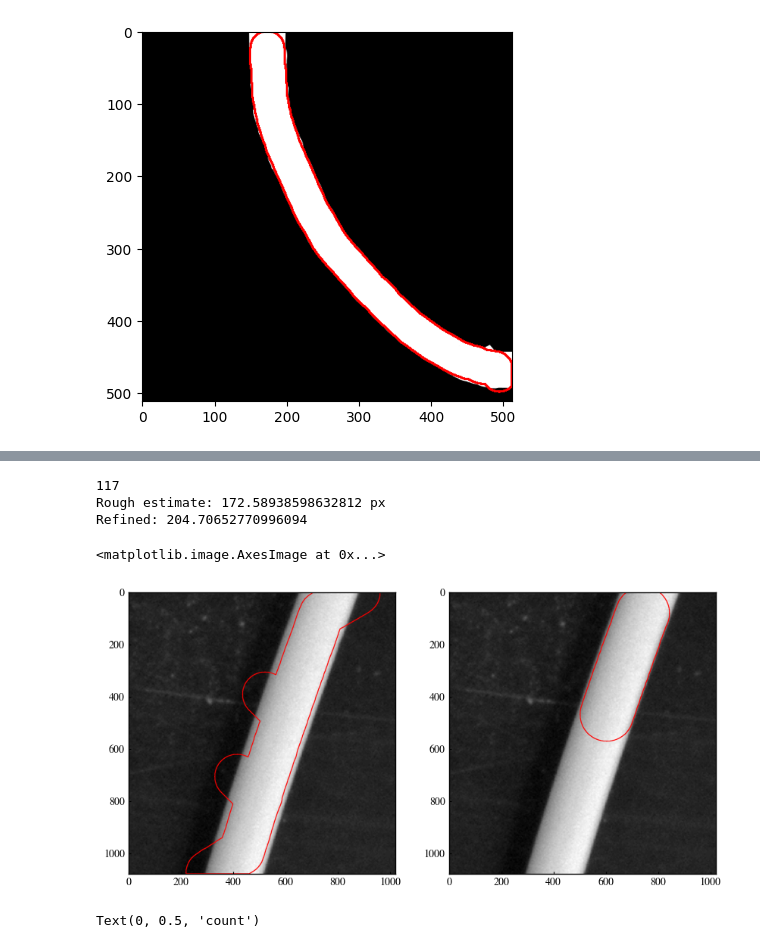
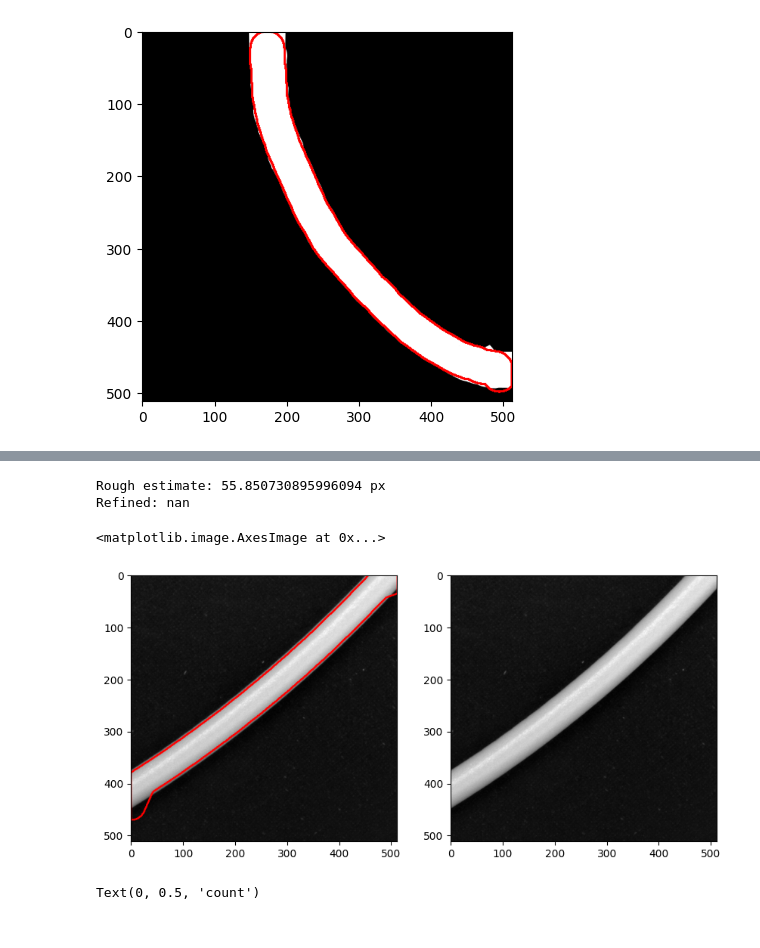
Before and after one commit to ZLoverty/HEPiC, a Jupyter notebook: notebooks/filament_detection.ipynb, the cells around one changed output, grey strips where cells are left out. Saved outputs shown, nothing was run; the diff lists cells and outputs as text; code cells hidden in the pictures.

```diff
--- a/notebooks/filament_detection.ipynb
+++ b/notebooks/filament_detection.ipynb
@@ -408,6 +412,6 @@ plt.imshow(proc_frame)
 # %%
-folder = Path("~/Downloads").expanduser()
-img = cv2.imread(folder / "sample1.png", cv2.IMREAD_GRAYSCALE)
+folder = Path("~/Documents/GitHub/HEPiC/test/filament_images_captured").expanduser()
+img = cv2.imread(folder / "Image_20251023140119217.bmp", cv2.IMREAD_GRAYSCALE)
 plt.imshow(img, cmap="gray")
 # %% [output]
 <matplotlib.image.AxesImage at 0x...>
@@ -415,23 +419,23 @@ plt.imshow(img, cmap="gray")
 # %%
-diameter, skeleton, dist_transform = filament_diameter(img) # the rough estimate
+binary = binarize(img)
+diameter, skeleton, dist_transform = filament_diameter(binary) # the rough estimate
 print(f"Rough estimate: {diameter} px")
 longest_branch = find_longest_branch(skeleton)
 # filter the pixels on skeleton where dt is smaller than 0.9 of the max
 longest_branch[dist_transform < dist_transform.max()*0.95] = False
 diameter_refine = dist_transform[longest_branch].mean() * 2.0
 print(f"Refined: {diameter_refine}")
 
 fig, ax = plt.subplots(ncols=2, figsize=(10, 5), dpi=100)
 label_rough = draw_filament_contour(img, skeleton, diameter)
 label_refine = draw_filament_contour(img, longest_branch, diameter_refine)
 ax[0].imshow(label_rough)
 ax[1].imshow(label_refine)
 # %% [output]
-117
-Rough estimate: 172.58938598632812 px
-Refined: 204.70652770996094
+Rough estimate: 55.850730895996094 px
+Refined: nan
 <matplotlib.image.AxesImage at 0x...>
-[figure, old version]
+[figure, new version]
 # %%
 hist, bin_edges = np.histogram(dist_transform[longest_branch])
 plt.plot(bin_edges[:-1], hist)
```
Also changed, not shown: parts of 15 cells of this notebook.
